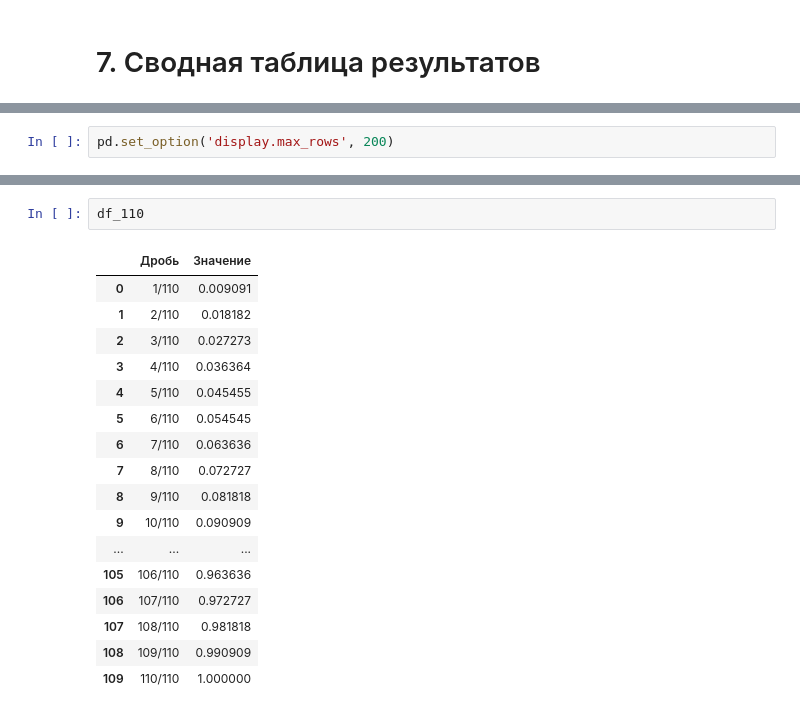
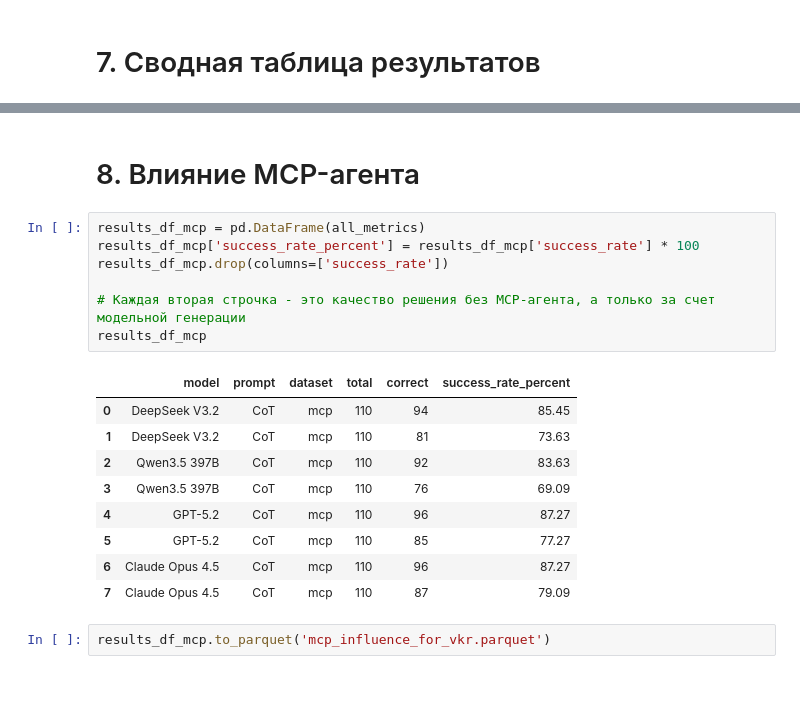
Before and after one commit to sidtim/ai-mas-hse-project, a Jupyter notebook: ai_mas_hse_project/notebooks/9-calc-metrics.ipynb, the cells around one changed output, grey strips where cells are left out. Cells and saved outputs as stored; diff of their text form; blank space fills up the shorter version.

```diff
--- a/ai_mas_hse_project/notebooks/9-calc-metrics.ipynb
+++ b/ai_mas_hse_project/notebooks/9-calc-metrics.ipynb
@@ -538,2 +475,0 @@ print(df_147.tail().to_string(index=False))
-# %%
-pd.set_option('display.max_rows', 200)
@@ -560,20 +476,21 @@ df_147
-# %%
-df_110
-# %% [output]
-|  | Дробь | Значение |
-| 0 | 1/110 | 0.009091 |
-| 1 | 2/110 | 0.018182 |
-| 2 | 3/110 | 0.027273 |
-| 3 | 4/110 | 0.036364 |
-| 4 | 5/110 | 0.045455 |
-| 5 | 6/110 | 0.054545 |
-| 6 | 7/110 | 0.063636 |
-| 7 | 8/110 | 0.072727 |
-| 8 | 9/110 | 0.081818 |
-| 9 | 10/110 | 0.090909 |
-| ... | ... | ... |
-| 105 | 106/110 | 0.963636 |
-| 106 | 107/110 | 0.972727 |
-| 107 | 108/110 | 0.981818 |
-| 108 | 109/110 | 0.990909 |
-| 109 | 110/110 | 1.000000 |
+# %% [markdown]
+# 8. Влияние MCP-агента
+# %%
+results_df_mcp = pd.DataFrame(all_metrics)
+results_df_mcp['success_rate_percent'] = results_df_mcp['success_rate'] * 100
+results_df_mcp.drop(columns=['success_rate'])
+
+# Каждая вторая строчка - это качество решения без MCP-агента, а только за счет модельной генерации
+results_df_mcp
+# %% [output]
+|  | model | prompt | dataset | total | correct | success_rate_percent |
+| 0 | DeepSeek V3.2 | CoT | mcp | 110 | 94 | 85.45 |
+| 1 | DeepSeek V3.2 | CoT | mcp | 110 | 81 | 73.63 |
+| 2 | Qwen3.5 397B | CoT | mcp | 110 | 92 | 83.63 |
+| 3 | Qwen3.5 397B | CoT | mcp | 110 | 76 | 69.09 |
+| 4 | GPT-5.2 | CoT | mcp | 110 | 96 | 87.27 |
+| 5 | GPT-5.2 | CoT | mcp | 110 | 85 | 77.27 |
+| 6 | Claude Opus 4.5 | CoT | mcp | 110 | 96 | 87.27 |
+| 7 | Claude Opus 4.5 | CoT | mcp | 110 | 87 | 79.09 |
+# %%
+results_df_mcp.to_parquet('mcp_influence_for_vkr.parquet')
```
Also changed, not shown: parts of 9 cells of this notebook, 9 other files.
